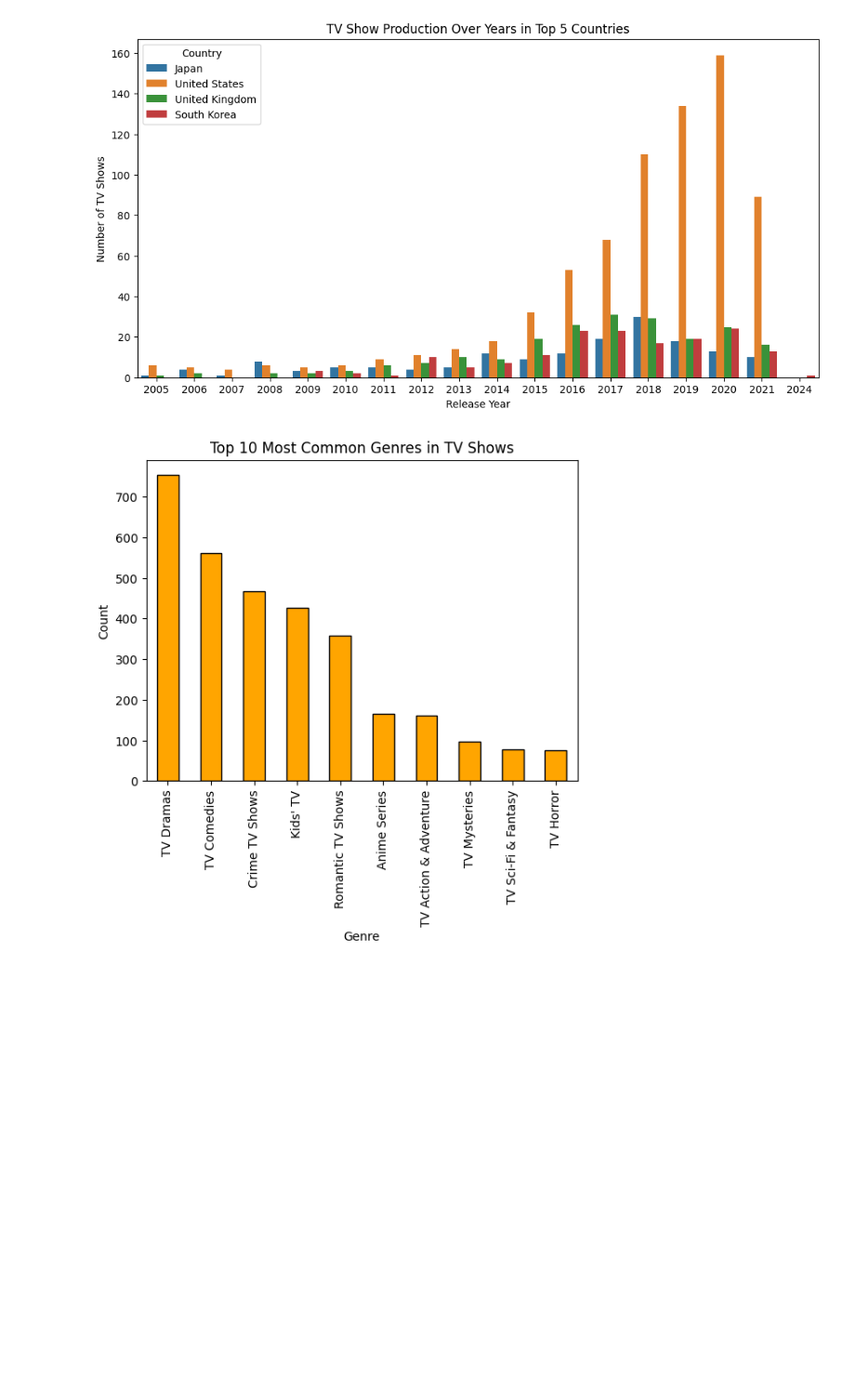
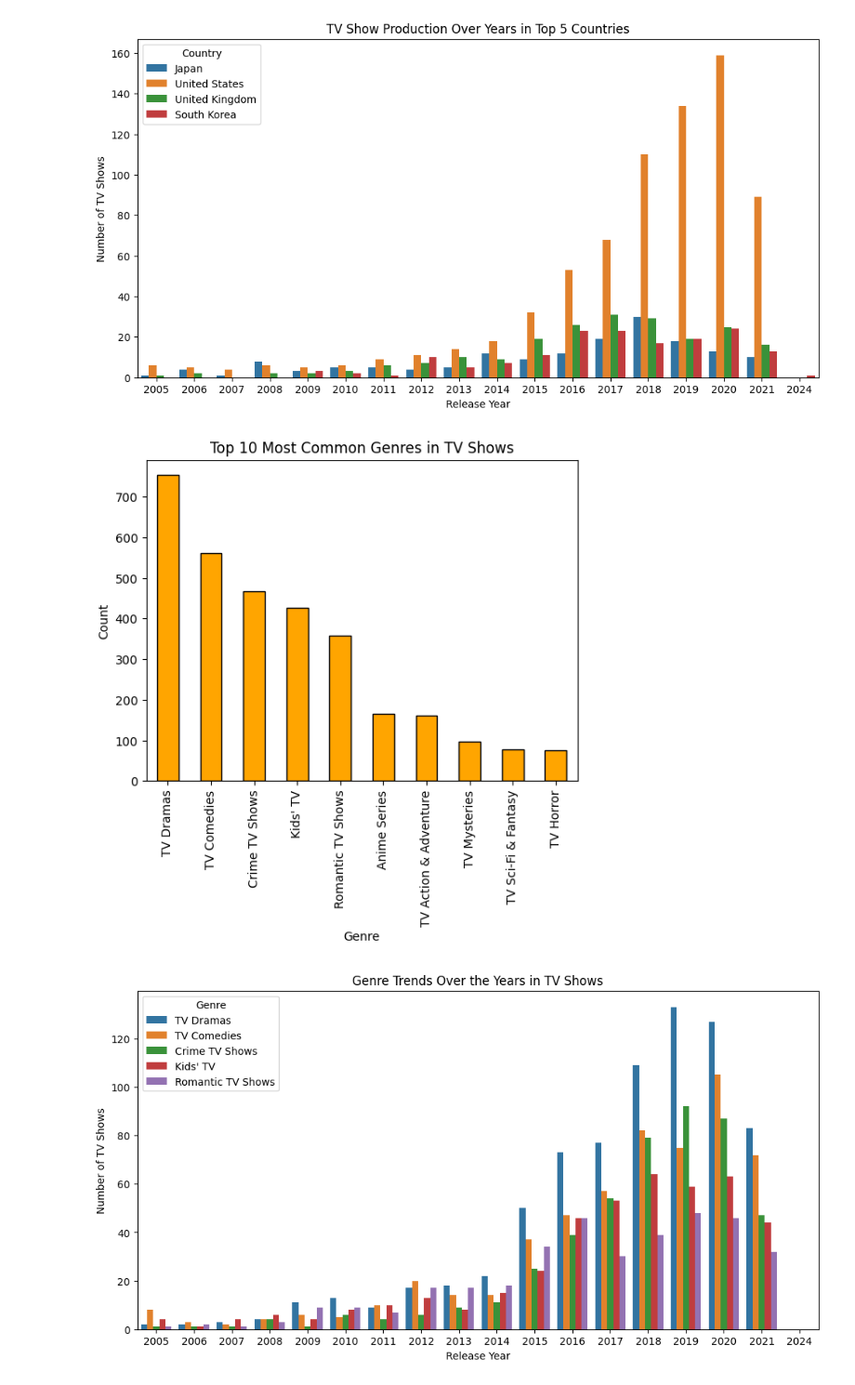
Before and after one commit to kcaxton/First_Proj, a Jupyter notebook: film_industry_evolution/notebooks.ipynb, the cells around one changed output. Shown at 93% size. Saved outputs shown, nothing was run; the diff lists cells and outputs as text; code cells hidden in the pictures; blank space fills up the shorter version.

```diff
--- a/film_industry_evolution/notebooks.ipynb
+++ b/film_industry_evolution/notebooks.ipynb
@@ -170,15 +170,46 @@ plt.show()
 # %%
 #GENRES
 #Visualizing the most common genres
 common_genres_shows = tv_shows["listed_in"].dropna().str.split(", ")
 genre_counts_shows = Counter([g for sublist in common_genres_shows for g in sublist])
 excluded = ["International TV Shows", "Kid's TV", "Docuseries", "Reality TV", "British TV Shows", "Spanish-Language TV Shows", "Independent TV Shows", "Korean TV Shows", "Science & Nature TV"]
 for ex in excluded:
     genre_counts_shows.pop(ex, None)
 pd.Series(genre_counts_shows).sort_values(ascending=False).head(10).plot(kind="bar",color="orange", edgecolor="black")
 plt.title("Top 10 Most Common Genres in TV Shows")
 plt.xlabel("Genre")
 plt.ylabel("Count")
 plt.show()
+
+#Visualizing genre trends over the years
+tv_shows_exploded = tv_shows.assign(listed_in=tv_shows["listed_in"].str.split(", ")).explode("listed_in")
+tv_shows_exploded = tv_shows_exploded[~tv_shows_exploded["listed_in"].isin(["International TV Shows", "Kid's TV", "Docuseries", "Reality TV", "British TV Shows", "Spanish-Language TV Shows", "Independent TV Shows", "Korean TV Shows", "Science & Nature TV"])]
+plt.figure(figsize=(12, 6))
+sns.countplot(data=tv_shows_exploded, x="release_year", hue="listed_in", order=sorted(tv_shows["release_year"].unique()), hue_order=tv_shows_exploded["listed_in"].value_counts().index[:5])
+plt.title("Genre Trends Over the Years in TV Shows")
+plt.xlabel("Release Year")
+plt.ylabel("Number of TV Shows")
+plt.legend(title="Genre")
+plt.show()
+
+#Analyzing genre diversity by country
+excluded = [
+    "International TV Shows", "Kid's TV", "Docuseries", "Reality TV",
+    "British TV Shows", "Spanish-Language TV Shows", "Independent TV Shows",
+    "Korean TV Shows", "Science & Nature TV"
+]
+genre_diversity_shows = (
+    tv_shows.dropna(subset=["listed_in", "country"])
+    .assign(
+        listed_in=tv_shows["listed_in"].apply(
+            lambda x: [g for g in x.split(", ") if g not in excluded]
+        )
+    )
+    .groupby("country")["listed_in"]
+    .apply(lambda x: len(set(g for sublist in x for g in sublist)))
+    .sort_values(ascending=False)
+)
+genre_diversity_shows.head(10)
 # %% [output]
 [figure]
+[figure, added]
```
Also changed, not shown: parts of 1 cell of this notebook.
